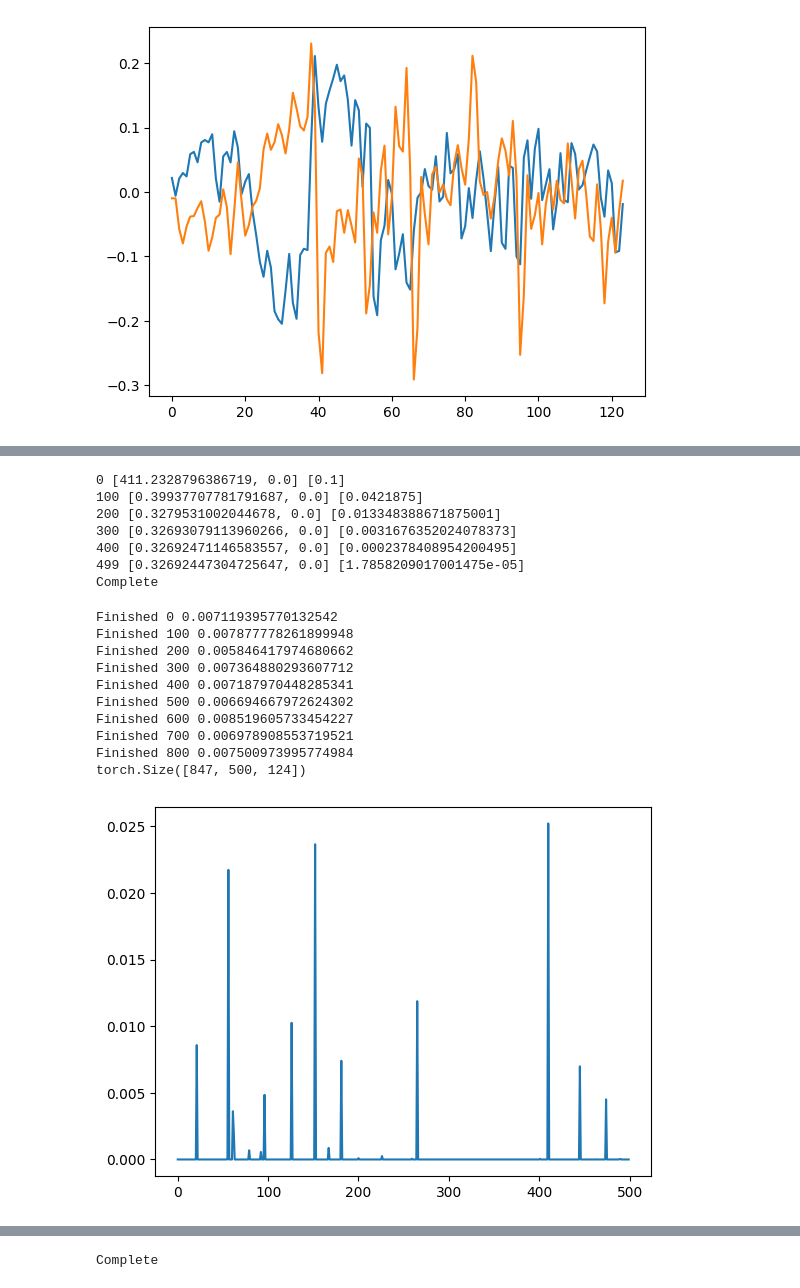
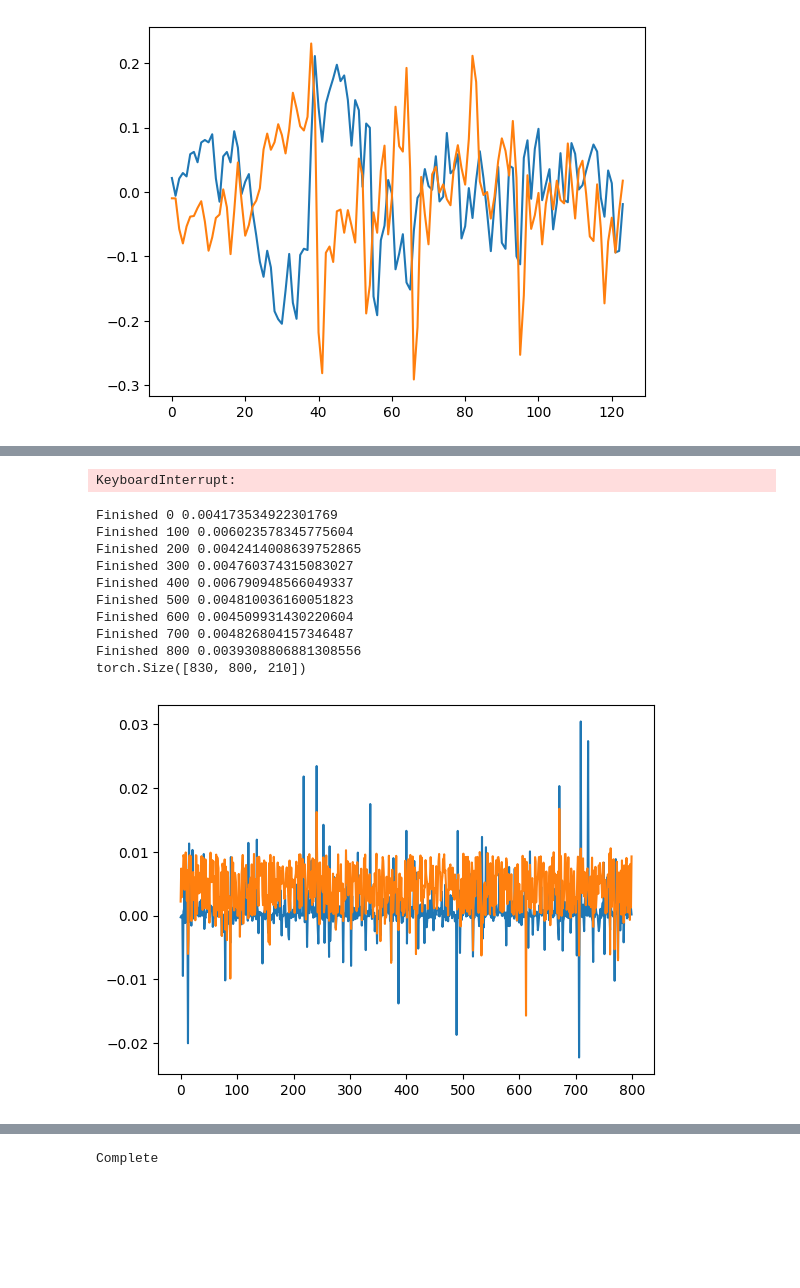
Before and after one commit to aorliche/PNC, a Jupyter notebook: LatSimEC/LatSimEC17DynFCApproxStatic.ipynb, the cells around one changed output, grey strips where cells are left out. Saved outputs shown, nothing was run; the diff lists cells and outputs as text; code cells hidden in the pictures; blank space fills up the shorter version.

```diff
--- a/LatSimEC/LatSimEC17DynFCApproxStatic.ipynb
+++ b/LatSimEC/LatSimEC17DynFCApproxStatic.ipynb
@@ -78,7 +78,7 @@ def get_y(metadict, tasks, subs):
             y.append(sex)
     return y
 
-subs = get_subs(allts, metadict, ['age'], ['rest', 'nback', 'emoid'])
+subs = get_subs(allts, metadict, ['age', 'sex', 'wrat'], ['rest', 'nback', 'emoid'])
 print(len(subs))
 
 X = get_X(allts, ['rest', 'nback', 'emoid'], subs)
@@ -169,7 +169,7 @@ class LowRankWeights(nn.Module):
         self.w = nn.Parameter(1e-2*torch.rand(nsubs, ncodes, nt).float().cuda())
 
     def forward(self, sub, book):
-        w = F.relu(self.w[sub])
+        w = self.w[sub]
         return torch.einsum('pt,pab->abt', w, book)
 
 def get_recon_loss(x, xhat):
@@ -184,20 +184,20 @@ def get_sub_fc(subts):
     return torch.einsum('at,bt->abt',subts,subts)
 
 # Timeseries
-x = torch.from_numpy(ts[0]).float().cuda()
+x = torch.from_numpy(ts[2]).float().cuda()
 
 # Parameters
 ntrain = 400
 nbatch = 30
 smooth_mult = 0.1
-sparse_mult = 0
+sparse_mult = 0#1e-3
 nEpochs = 50
 pPeriod = 40
 
 mseLoss = nn.MSELoss()
 
 # Codebook and weights
-lrc = LowRankCodes(500*[1])
+lrc = LowRankCodes(800*[1])
 ncodes = len(lrc.As)
 
 lrw = LowRankWeights(ntrain, ncodes, x.shape[-1])
@@ -280,7 +280,7 @@ class ElasticNet(nn.Module):
         sched = torch.optim.lr_scheduler.ReduceLROnPlateau(optim, patience=10, factor=0.75, eps=1e-7)
         for epoch in range(nepochs):
             optim.zero_grad()
-            ABhat = torch.matmul(self.AA.detach(),F.relu(self.w))
+            ABhat = torch.matmul(self.AA.detach(),self.w)
             loss = mseLoss(ABhat, self.AB.detach())**0.5
             l1loss = self.l1*torch.mean(torch.abs(self.w))
             totloss = loss+l1loss
@@ -305,16 +305,10 @@ for sub in range(x.shape[0]):
     AB.append(A.T@B)
 
 AB = torch.stack(AB)
-net = ElasticNet(AA.unsqueeze(0), AB, 0, 1e-4)
+net = ElasticNet(AA.unsqueeze(0), AB, 0, 1e-5)
 net.train(nepochs=500, lr=1e-1)
 # %% [output]
-0 [411.2328796386719, 0.0] [0.1]
-100 [0.39937707781791687, 0.0] [0.0421875]
-200 [0.3279531002044678, 0.0] [0.013348388671875001]
-300 [0.32693079113960266, 0.0] [0.0031676352024078373]
-400 [0.32692471146583557, 0.0] [0.0002378408954200495]
-499 [0.32692447304725647, 0.0] [1.7858209017001475e-05]
-Complete
+KeyboardInterrupt:
 # %%
 # Fast weight estimation for all subjects
 
@@ -327,7 +321,7 @@ codes = []
 for sub in range(x.shape[0]):
     B = get_sub_fc(x[sub]).reshape(-1, x.shape[-1])
     AB = A.T@B
-    C,_,_,_ = torch.linalg.lstsq(AA+0.1*torch.eye(AA.shape[0]).float().cuda(),AB)
+    C,_,_,_ = torch.linalg.lstsq(AA+1*torch.eye(AA.shape[0]).float().cuda(),AB)
     codes.append(torch.from_numpy(C.detach().cpu().numpy()))
     if sub % 100 == 0:
         loss = mseLoss(A@C,B)**0.5
@@ -336,25 +330,25 @@ for sub in range(x.shape[0]):
 codes = torch.stack(codes)
 print(codes.shape)
 # %% [output]
-Finished 0 0.007119395770132542
-Finished 100 0.007877778261899948
-Finished 200 0.005846417974680662
-Finished 300 0.007364880293607712
-Finished 400 0.007187970448285341
-Finished 500 0.006694667972624302
-Finished 600 0.008519605733454227
-Finished 700 0.006978908553719521
-Finished 800 0.007500973995774984
-torch.Size([847, 500, 124])
+Finished 0 0.004173534922301769
+Finished 100 0.006023578345775604
+Finished 200 0.0042414008639752865
+Finished 300 0.004760374315083027
+Finished 400 0.006790948566049337
+Finished 500 0.004810036160051823
+Finished 600 0.004509931430220604
+Finished 700 0.004826804157346487
+Finished 800 0.0039308806881308556
+torch.Size([830, 800, 210])
 # %%
 import matplotlib.pyplot as plt
 
-# plt.plot(codes[0,:,10].detach().cpu().numpy())
-plt.plot(F.relu(net.w[0,:,10]).detach().cpu().numpy())
-# plt.plot(F.relu(lrw.w[0,:,10]).detach().cpu().numpy(), linestyle='dotted')
+plt.plot(codes[3,:,10].detach().cpu().numpy())
+# plt.plot(net.w[3,:,10].detach().cpu().numpy(), linewidth='3')
+plt.plot(lrw.w[3,:,10].detach().cpu().numpy())
 plt.show()
 # %% [output]
-[figure, old version]
+[figure, new version]
 # %%
 # Reconstruct static FC from dynamic FC
 
```
Also changed, not shown: parts of 8 cells of this notebook, 6 other files.
